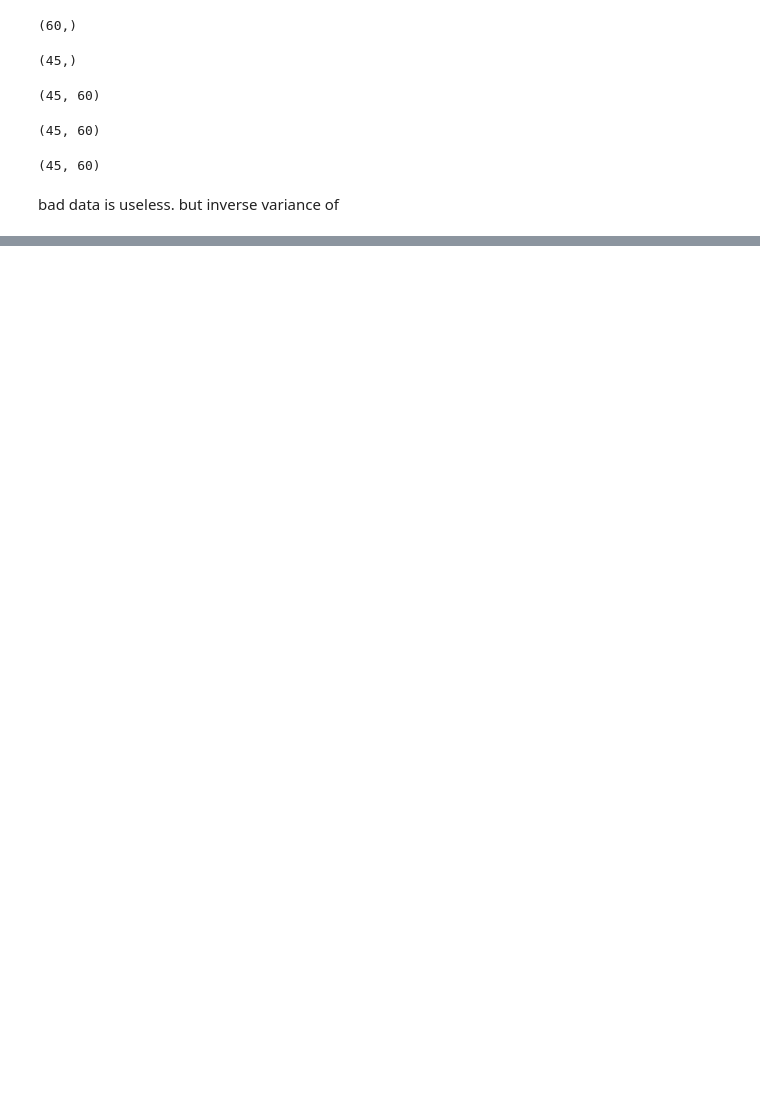
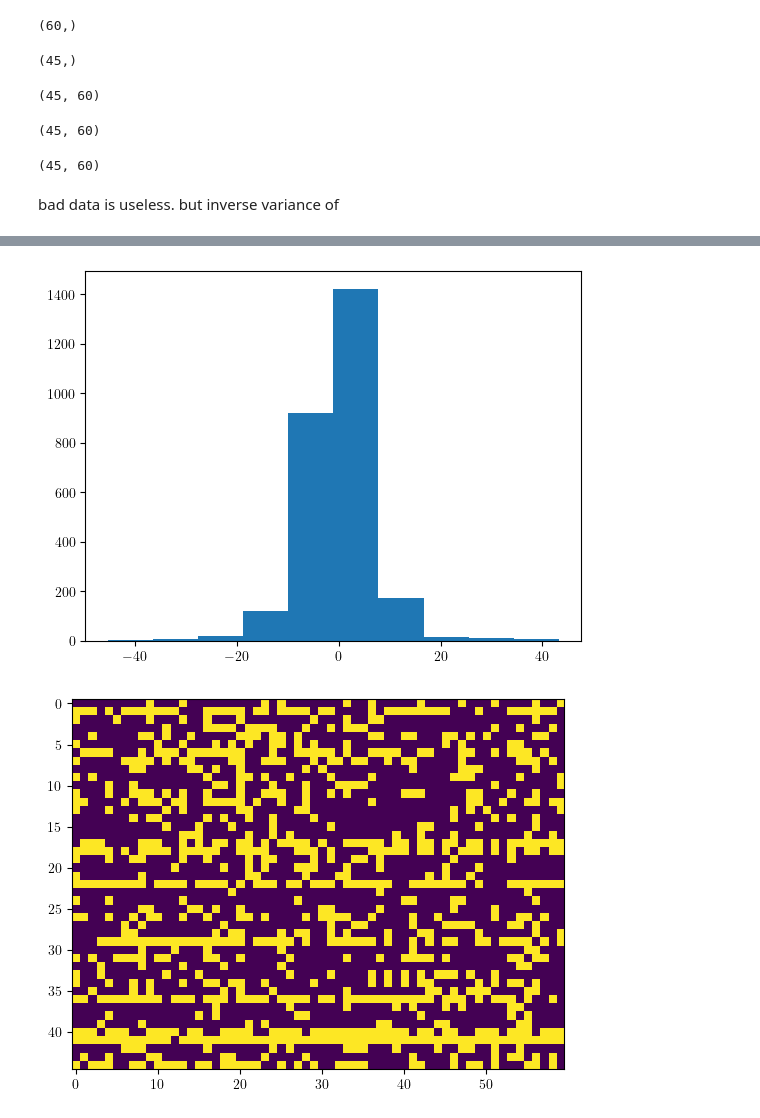
Before and after one commit to mdd423/RRVCombination, a Jupyter notebook: hogg-5.2-make-fake-data.ipynb, the cells around one changed output, grey strips where cells are left out. Cells and saved outputs as stored; diff of their text form; code cells hidden in the pictures; blank space fills up the shorter version.

```diff
--- a/hogg-5.2-make-fake-data.ipynb
+++ b/hogg-5.2-make-fake-data.ipynb
@@ -698,0 +235,38 @@ prediction_rvs = \
+# %%
+def medmean_method(rvs,err,sigma_clip=3):
+    # drop data points with information too low (useless) or too high (anomalous)
+    TINY = np.median(1/(err)**2)*1e-6
+    good = 1/(err)**2 > TINY
+    BIG = np.median(1/(err)**2)*1e3
+    good = good & (1/(err)**2 < BIG)
+
+    weights = 1/(err)**2
+    weights[~good] = 0
+    # use median across all epochs to determine chunk offset
+    offset_other = np.median(rvs,axis=1)
+    offset_stds  = np.std(rvs,axis=1)
+
+    # weights[(rvs - offset_other[:,None])/offset_stds[:,None] > sigma_clip] = 0.0
+    # use information-weighted mean to determine RV parameters
+    rvs_other     = np.average(rvs-offset_other[:,None],weights=weights,axis=0)
+    rvs_err_other = np.sqrt(np.average((rvs-offset_other[:,None]-rvs_other[None,:])**2,weights=weights,axis=0)/(rvs.shape[0]-1))
+    offset_err_other = np.sqrt(np.average((rvs-offset_other[:,None]-rvs_other[None,:])**2,weights=weights,axis=1)/(rvs.shape[1]-1))
+    # sigma clipping by median and std along chunks
+    mask = np.abs((rvs - rvs_other[None,:] - offset_other[:,None])/rvs_err_other[None,:]) > sigma_clip
+    plt.hist(((rvs - rvs_other[None,:] - offset_other[:,None])/rvs_err_other[None,:]).flatten())
+    plt.show()
+    plt.imshow(mask)
+    plt.show()
+    weights[mask] = 0.0
+    rvs_other     = np.average(rvs-offset_other[:,None],weights=weights,axis=0)
+    rvs_err_other = np.sqrt(np.average((rvs-offset_other[:,None]-rvs_other[None,:])**2,weights=weights,axis=0)/(rvs.shape[0]-1))
+    offset_err_other = np.sqrt(np.average((rvs-offset_other[:,None]-rvs_other[None,:])**2,weights=weights,axis=1)/(rvs.shape[1]-1))
+
+    # prediction_other = offset_other[:,None]+rvs_other[None,:]
+    return rvs_other, rvs_err_other, offset_other, offset_err_other
+# prediction_other = medmean_lsocv(est_rvs,reported_sigmas,n_sets=10)
+rvs_other, rvs_err_other, offset_other, offset_err_other = medmean_method(est_rvs,reported_sigmas,sigma_clip=5)
+prediction_other = offset_other[:,None]+rvs_other[None,:]
+# %% [output]
+[figure, added]
+[figure, added]
```
Also changed, not shown: parts of 17 cells of this notebook, 1 other file.
